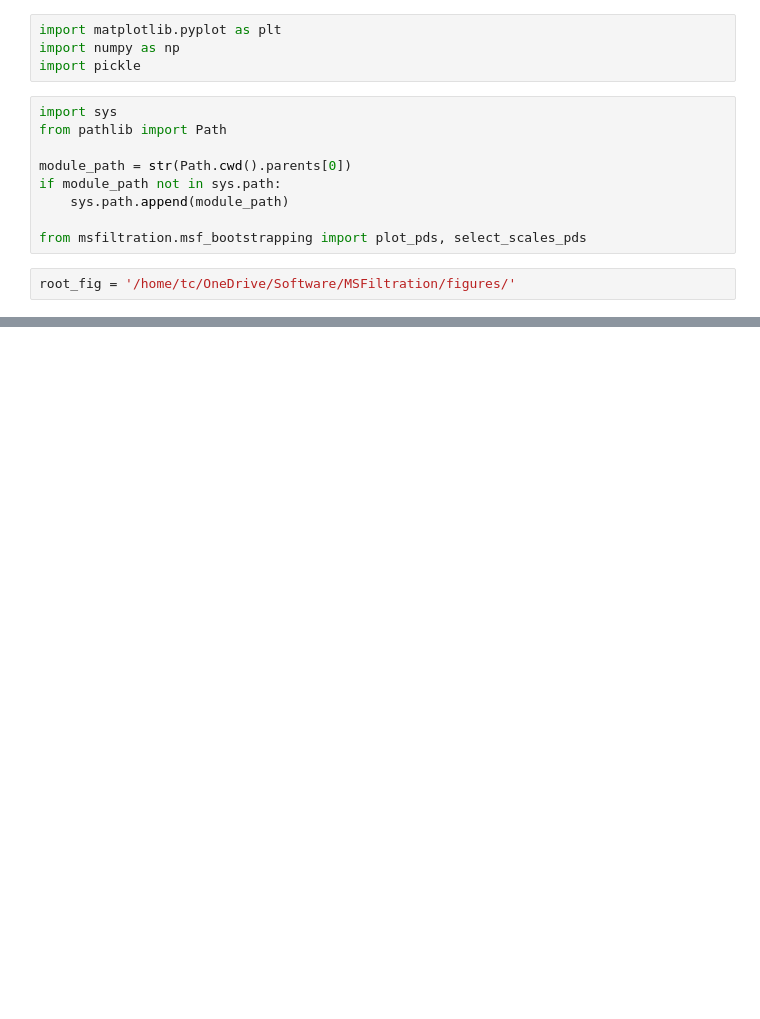
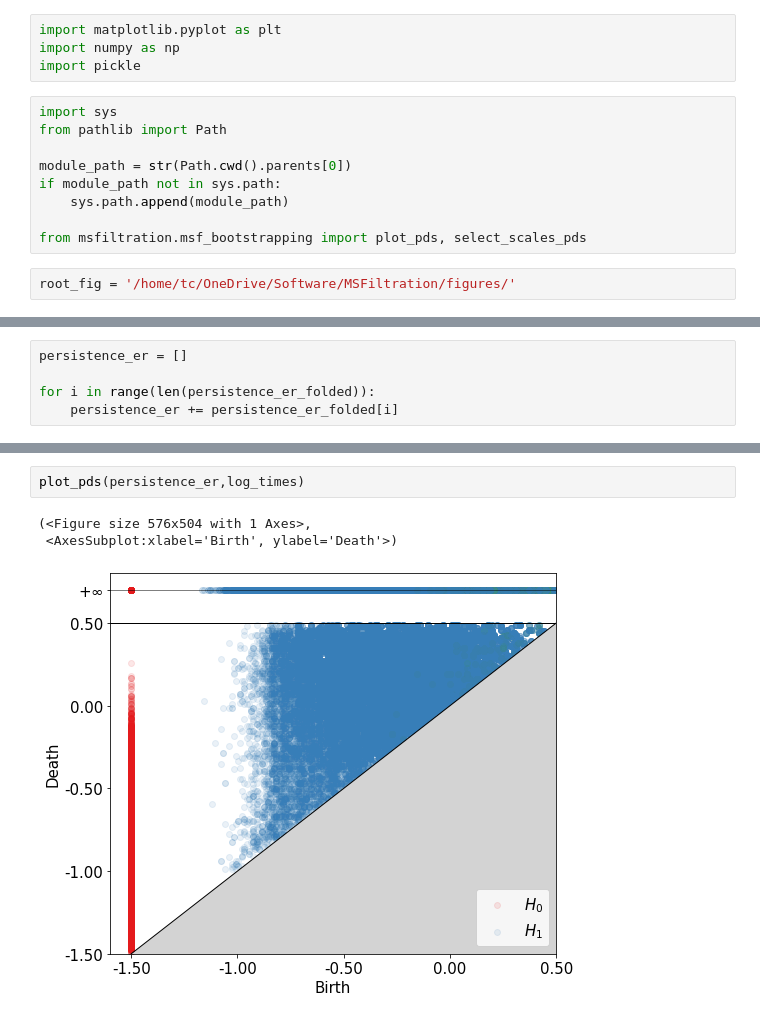
Before and after one commit to barahona-research-group/MCF, a Jupyter notebook: experiments/220526_bootstrap_results.ipynb, the cells around one changed output, grey strips where cells are left out. Drawn from its saved outputs; the diff is of its cells as text; blank space fills up the shorter version.

```diff
--- a/experiments/220526_bootstrap_results.ipynb
+++ b/experiments/220526_bootstrap_results.ipynb
@@ -125,0 +40,5 @@ plt.savefig(root_fig +'stability_sbm.jpeg', dpi=500,bbox_inches='tight')
+# %%
+persistence_er = []
+
+for i in range(len(persistence_er_folded)):
+    persistence_er += persistence_er_folded[i]
@@ -125,0 +51,6 @@ plt.savefig(root_fig +'stability_sbm.jpeg', dpi=500,bbox_inches='tight')
+# %%
+plot_pds(persistence_er,log_times)
+# %% [output]
+(<Figure size 576x504 with 1 Axes>,
+ <AxesSubplot:xlabel='Birth', ylabel='Death'>)
+[figure, added]
```
Also changed, not shown: parts of 10 cells of this notebook, 14 other files.
